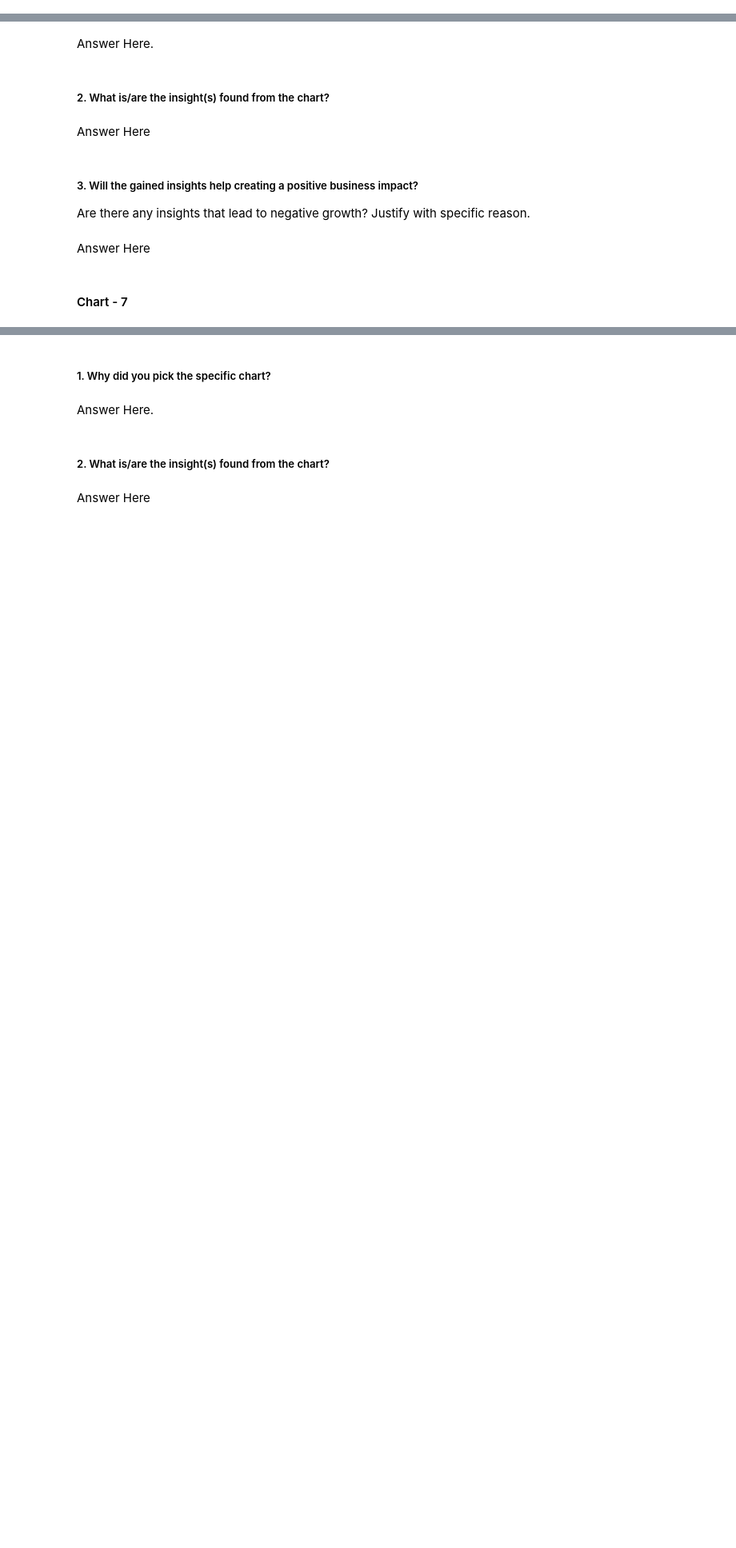
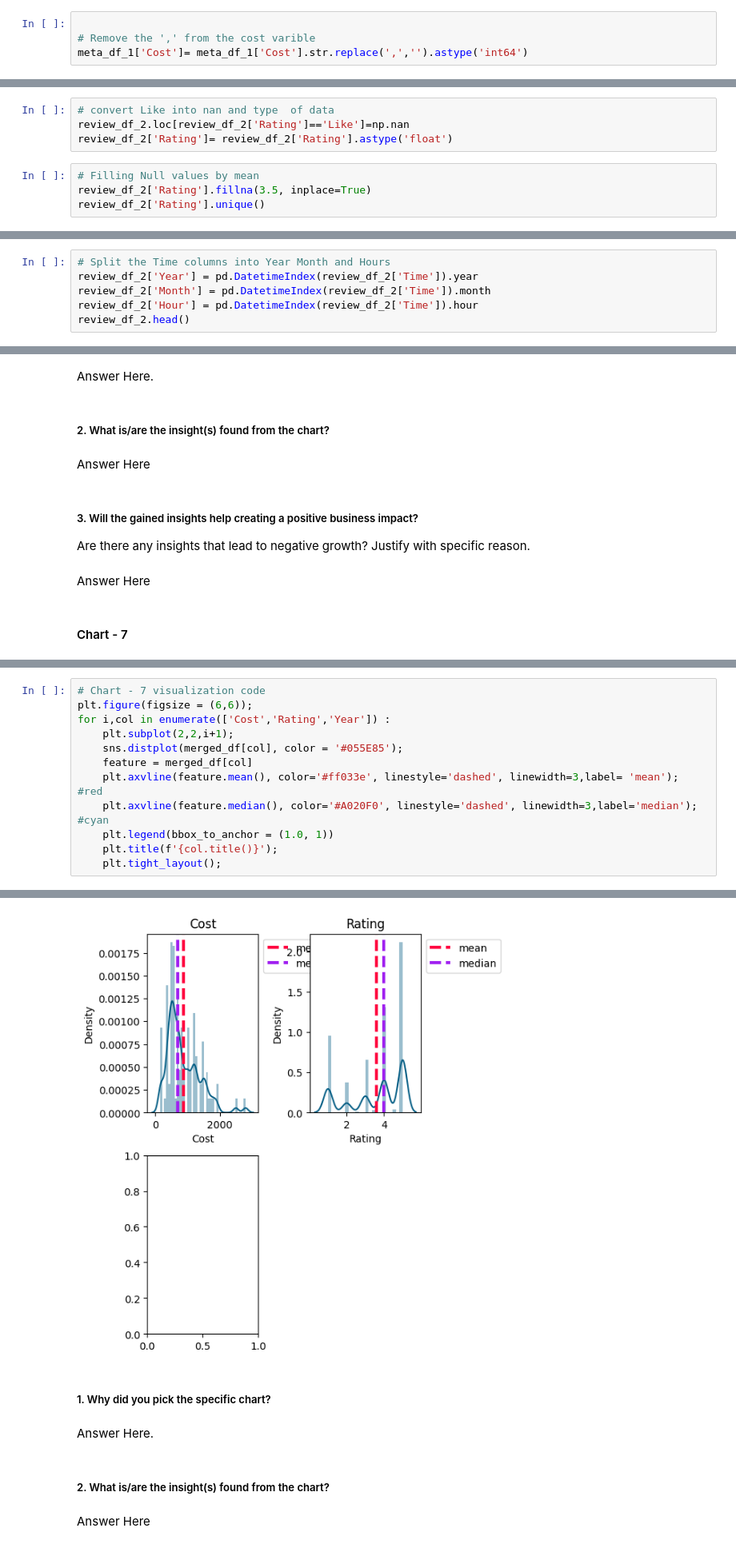
Before and after one commit to rauman43/Zomato-Restaurant-Clustering, a Jupyter notebook: Copy_of_Zomato_Restaurant_Analysis.ipynb, the cells around one changed output, grey strips where cells are left out. Shown at 80% size. Cells and saved outputs as stored; diff of their text form; blank space fills up the shorter version.

```diff
--- a/Copy_of_Zomato_Restaurant_Analysis.ipynb
+++ b/Copy_of_Zomato_Restaurant_Analysis.ipynb
@@ -375,0 +380,4 @@ The number of unique values in column Pictures is:
+# %%
+
+# Remove the ',' from the cost varible
+meta_df_1['Cost']= meta_df_1['Cost'].str.replace(',','').astype('int64')
@@ -375,0 +479,8 @@ The number of unique values in column Pictures is:
+# %%
+# convert Like into nan and type  of data
+review_df_2.loc[review_df_2['Rating']=='Like']=np.nan
+review_df_2['Rating']= review_df_2['Rating'].astype('float')
+# %%
+# Filling Null values by mean
+review_df_2['Rating'].fillna(3.5, inplace=True)
+review_df_2['Rating'].unique()
@@ -375,0 +489,6 @@ The number of unique values in column Pictures is:
+# %%
+# Split the Time columns into Year Month and Hours
+review_df_2['Year'] = pd.DatetimeIndex(review_df_2['Time']).year
+review_df_2['Month'] = pd.DatetimeIndex(review_df_2['Time']).month
+review_df_2['Hour'] = pd.DatetimeIndex(review_df_2['Time']).hour
+review_df_2.head()
@@ -655,0 +827,13 @@ plt.show()
+# %%
+# Chart - 7 visualization code
+plt.figure(figsize = (6,6));
+for i,col in enumerate(['Cost','Rating','Year']) :
+    plt.subplot(2,2,i+1);
+    sns.distplot(merged_df[col], color = '#055E85');
+    feature = merged_df[col]
+    plt.axvline(feature.mean(), color='#ff033e', linestyle='dashed', linewidth=3,label= 'mean');  #red
+    plt.axvline(feature.median(), color='#A020F0', linestyle='dashed', linewidth=3,label='median'); #cyan
+    plt.legend(bbox_to_anchor = (1.0, 1))
+    plt.title(f'{col.title()}');
+    plt.tight_layout();
+# %% [output]
@@ -656,3 +841,4 @@ plt.show()
+[figure, added]
 # %% [markdown]
 ##### 1. Why did you pick the specific chart?
 # %% [markdown]
```
Also changed, not shown: parts of 29 cells of this notebook.
